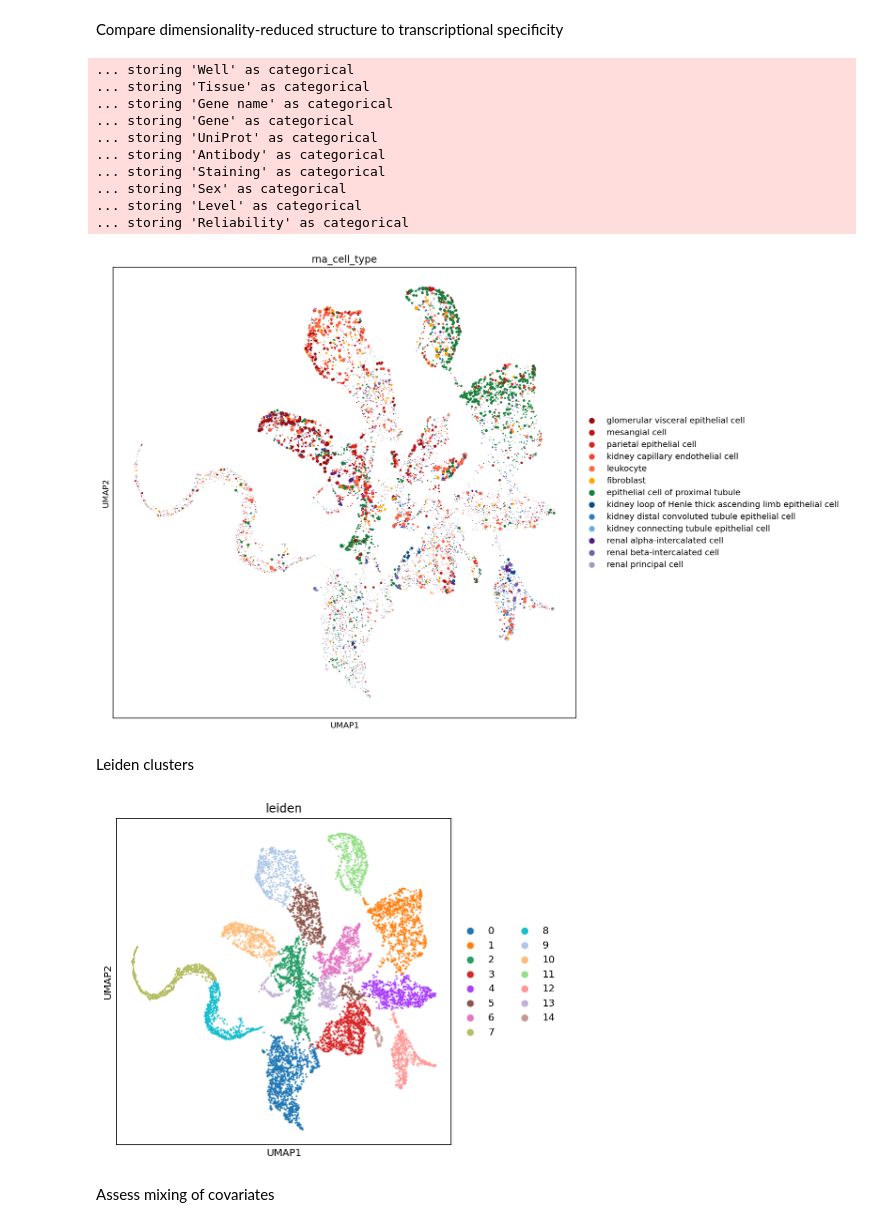
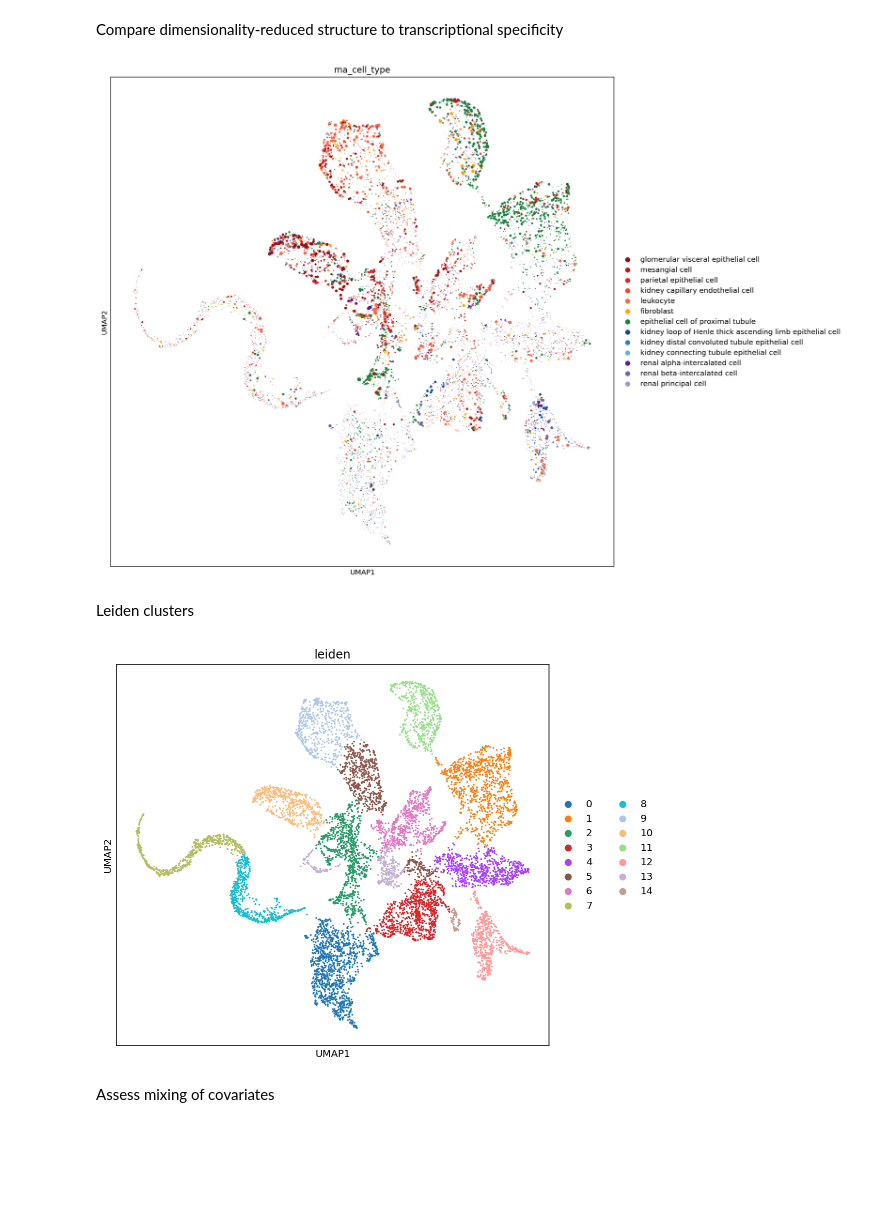
Before and after one commit to murphy17/HPA-SimCLR, a Jupyter notebook: 3_Analyze_Embeddings.ipynb, the cells around one changed output. Saved outputs shown, nothing was run; the diff lists cells and outputs as text; code cells hidden in the pictures; blank space fills up the shorter version.

```diff
--- a/3_Analyze_Embeddings.ipynb
+++ b/3_Analyze_Embeddings.ipynb
@@ -53,49 +53,40 @@ Compare dimensionality-reduced structure to transcriptional specificity
 # %%
 from figures.cell_type_colors import cell_type_colors
 
 adata.obs['rna_cell_type'] = ( adata.obs['rna_cell_type']
                                     .astype('category')
                                     .cat
                                     .reorder_categories(list(cell_type_colors[TISSUE])) )
 
-fig, ax = plt.subplots(figsize=(10,10))
+fig, ax = plt.subplots(figsize=(14.5,10),constrained_layout=True)
 sc.pl.umap(
     adata,
     color=['rna_cell_type'],
     palette=cell_type_colors[TISSUE],
     ax=ax,
     s=adata.obs['rna_specificity']**2*100,
     na_in_legend=False,
     show=False
 )
 if SAVEFIGS:
     plt.savefig(f'./figures/{TISSUE}_{VERSION}_umap.png', dpi=300);
 else:
     plt.show();
 # %% [output]
-... storing 'Well' as categorical
-... storing 'Tissue' as categorical
-... storing 'Gene name' as categorical
-... storing 'Gene' as categorical
-... storing 'UniProt' as categorical
-... storing 'Antibody' as categorical
-... storing 'Staining' as categorical
-... storing 'Sex' as categorical
-... storing 'Level' as categorical
-... storing 'Reliability' as categorical
-[figure, old version]
+[figure, new version]
 # %% [markdown]
 Leiden clusters
 # %%
 sc.tl.leiden(adata, resolution=0.2)
 
-sc.pl.umap(adata, color='leiden', ax=plt.subplots(figsize=(6,6))[1], show=False)
+sc.pl.umap(adata, color='leiden', ax=plt.subplots(figsize=(8,6))[1], show=False)
+plt.tight_layout()
 if SAVEFIGS:
     plt.savefig(f'./figures/{TISSUE}_{VERSION}_leiden.png', dpi=300);
 else:
     plt.show();
 # %% [output]
-[figure, old version]
+[figure, new version]
 # %% [markdown]
 Assess mixing of covariates
 # %%
```
Also changed, not shown: 22 other files.
